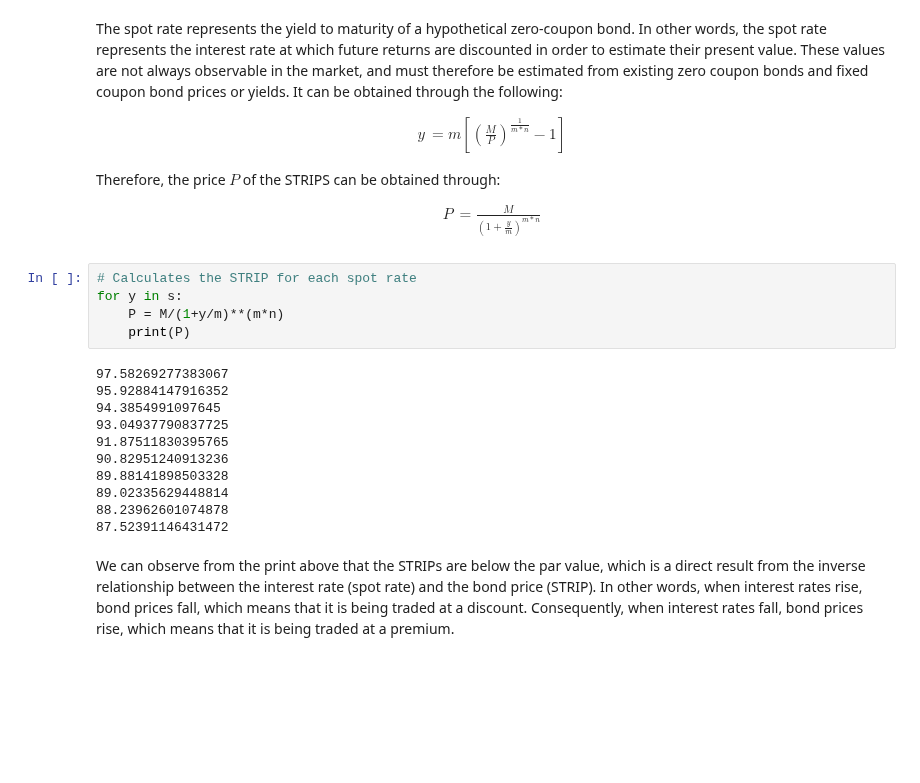
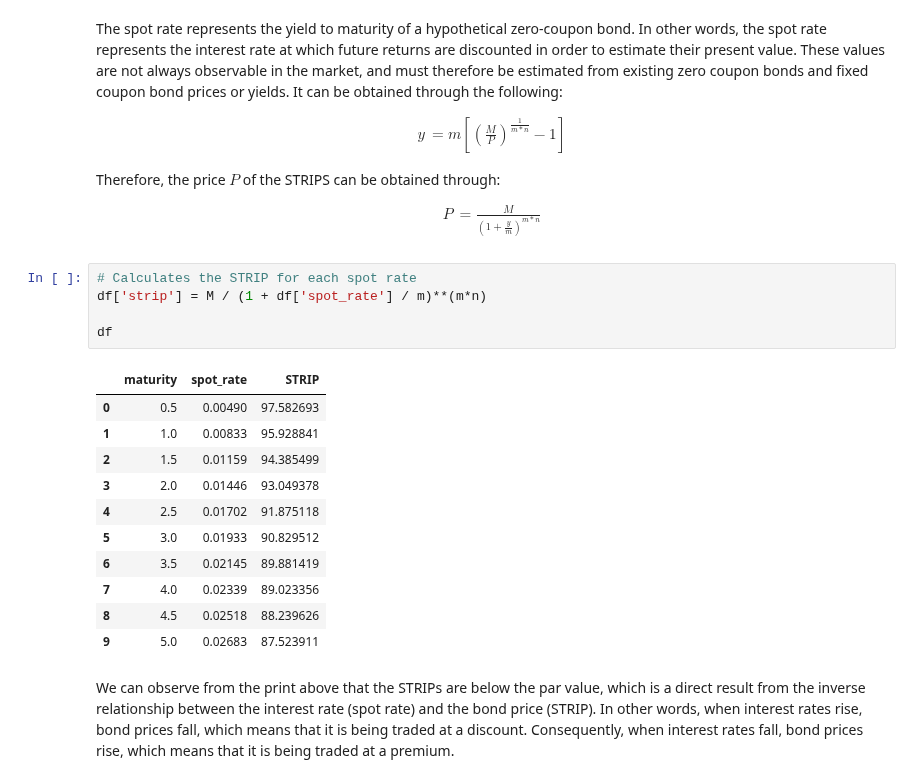
Before and after one commit to daniel-deutsch/FTD, a Jupyter notebook: Risk Management/Project 2/main.ipynb, the cells around one changed output. Drawn from its saved outputs; the diff is of its cells as text; blank space fills up the shorter version.

```diff
--- a/Risk Management/Project 2/main.ipynb
+++ b/Risk Management/Project 2/main.ipynb
@@ -48,20 +74,21 @@ Therefore, the price $P$ of the STRIPS can be obtained through:
 \end{align*}
 # %%
 # Calculates the STRIP for each spot rate
-for y in s:
-    P = M/(1+y/m)**(m*n)
-    print(P)
+df['strip'] = M / (1 + df['spot_rate'] / m)**(m*n)
+
+df
 # %% [output]
-97.58269277383067
-95.92884147916352
-94.3854991097645
-93.04937790837725
-91.87511830395765
-90.82951240913236
-89.88141898503328
-89.02335629448814
-88.23962601074878
-87.52391146431472
+|  | maturity | spot_rate | STRIP |
+| 0 | 0.5 | 0.00490 | 97.582693 |
+| 1 | 1.0 | 0.00833 | 95.928841 |
+| 2 | 1.5 | 0.01159 | 94.385499 |
+| 3 | 2.0 | 0.01446 | 93.049378 |
+| 4 | 2.5 | 0.01702 | 91.875118 |
+| 5 | 3.0 | 0.01933 | 90.829512 |
+| 6 | 3.5 | 0.02145 | 89.881419 |
+| 7 | 4.0 | 0.02339 | 89.023356 |
+| 8 | 4.5 | 0.02518 | 88.239626 |
+| 9 | 5.0 | 0.02683 | 87.523911 |
 # %% [markdown]
 We can observe from the print above that the STRIPs are below the par value, which is a direct result from the inverse relationship between the interest rate (spot rate) and the bond price (STRIP). In other words, when interest rates rise, bond prices fall, which means that it is being traded at a discount. Consequently, when interest rates fall, bond prices rise, which means that it is being traded at a premium.
 # %% [markdown]
```
Also changed, not shown: parts of 6 cells of this notebook.
